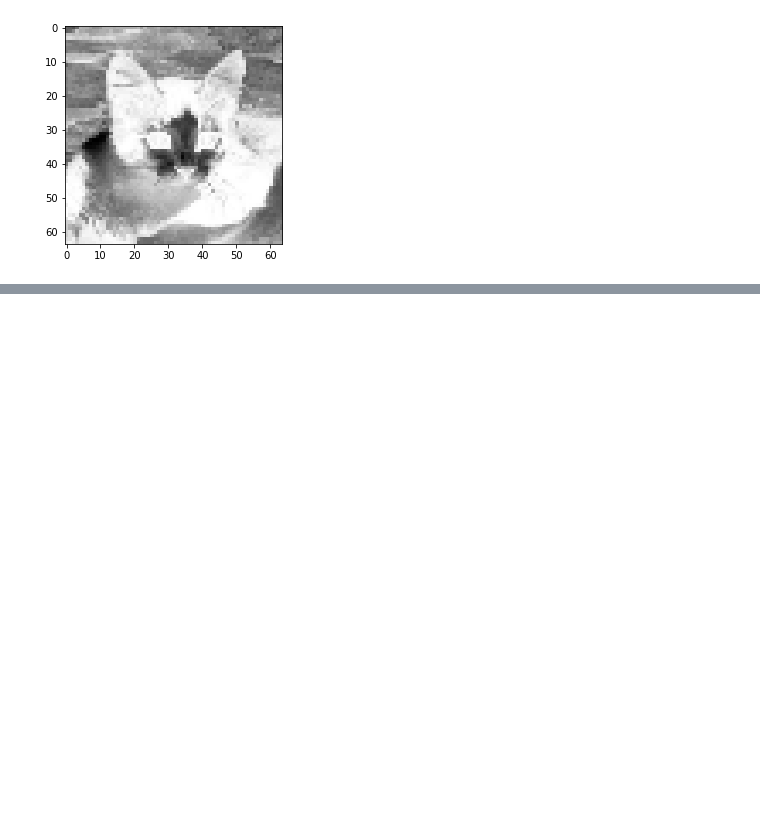
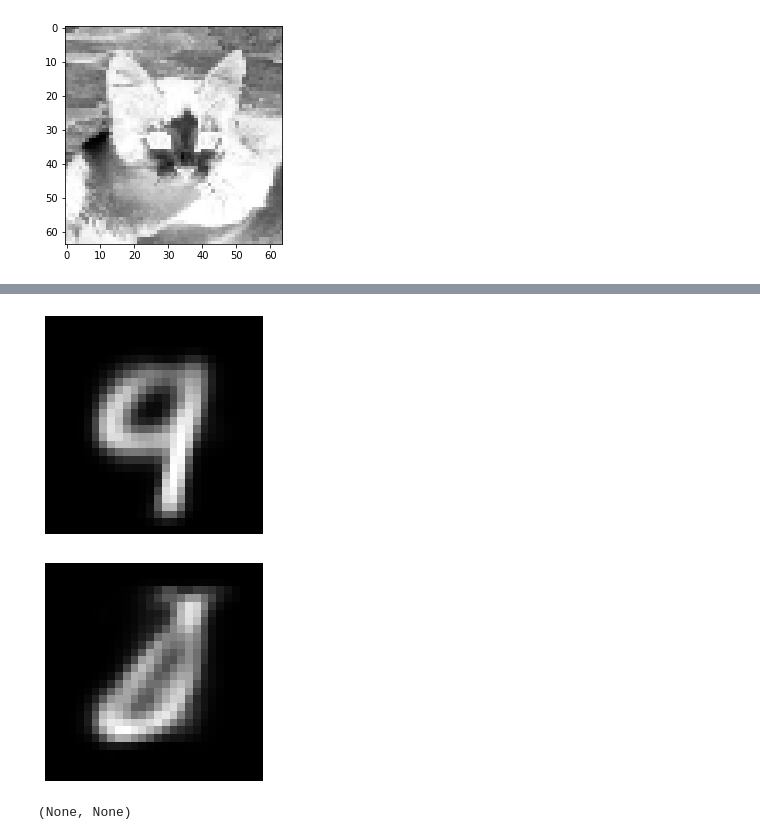
Before and after one commit to GigiML/RD_project, a Jupyter notebook: vae.ipynb, the cells around one changed output, grey strips where cells are left out. Saved outputs shown, nothing was run; the diff lists cells and outputs as text; code cells hidden in the pictures; blank space fills up the shorter version.

```diff
--- a/vae.ipynb
+++ b/vae.ipynb
@@ -343,0 +129,31 @@ data.to_csv("chat.csv")
+# %%
+model = VAE().to(device)
+optimizer = optim.Adam(model.parameters(), lr=1e-3)
+# %%
+def loss_function(x, x_hat, mean, log_var):
+    reproduction_loss = nn.functional.binary_cross_entropy(x_hat, x, reduction='sum')
+    KLD = - 0.5 * torch.sum(1+ log_var - mean.pow(2) - log_var.exp())
+
+    return reproduction_loss + KLD
+# %%
+def train(model, optimizer, epochs, device, x_dim=784):
+    model.train()
+    for epoch in range(epochs):
+        overall_loss = 0
+        for batch_idx, (x, _) in enumerate(train_loader):
+            x = x.view(batch_size, x_dim).to(device)
+
+            optimizer.zero_grad()
+
+            x_hat, mean, log_var = model(x)
+            loss = loss_function(x, x_hat, mean, log_var)
+
+            overall_loss += loss.item()
+
+            loss.backward()
+            optimizer.step()
+
+        print("\tEpoch", epoch + 1, "\tAverage Loss: ", overall_loss/(batch_idx*batch_size))
+    return overall_loss
+
+train(model, optimizer, epochs=50, device=device)
@@ -343,0 +179,14 @@ data.to_csv("chat.csv")
+# %%
+def generate_digit(mean, var):
+    z_sample = torch.tensor([[mean, var]], dtype=torch.float).to(device)
+    x_decoded = model.decode(z_sample)
+    digit = x_decoded.detach().cpu().reshape(28, 28) # reshape vector to 2d array
+    plt.imshow(digit, cmap='gray')
+    plt.axis('off')
+    plt.show()
+
+generate_digit(0.0, 1.0), generate_digit(1.0, 0.0)
+# %% [output]
+[figure, added]
+[figure, added]
+(None, None)
```
Also changed, not shown: parts of 30 cells of this notebook.
